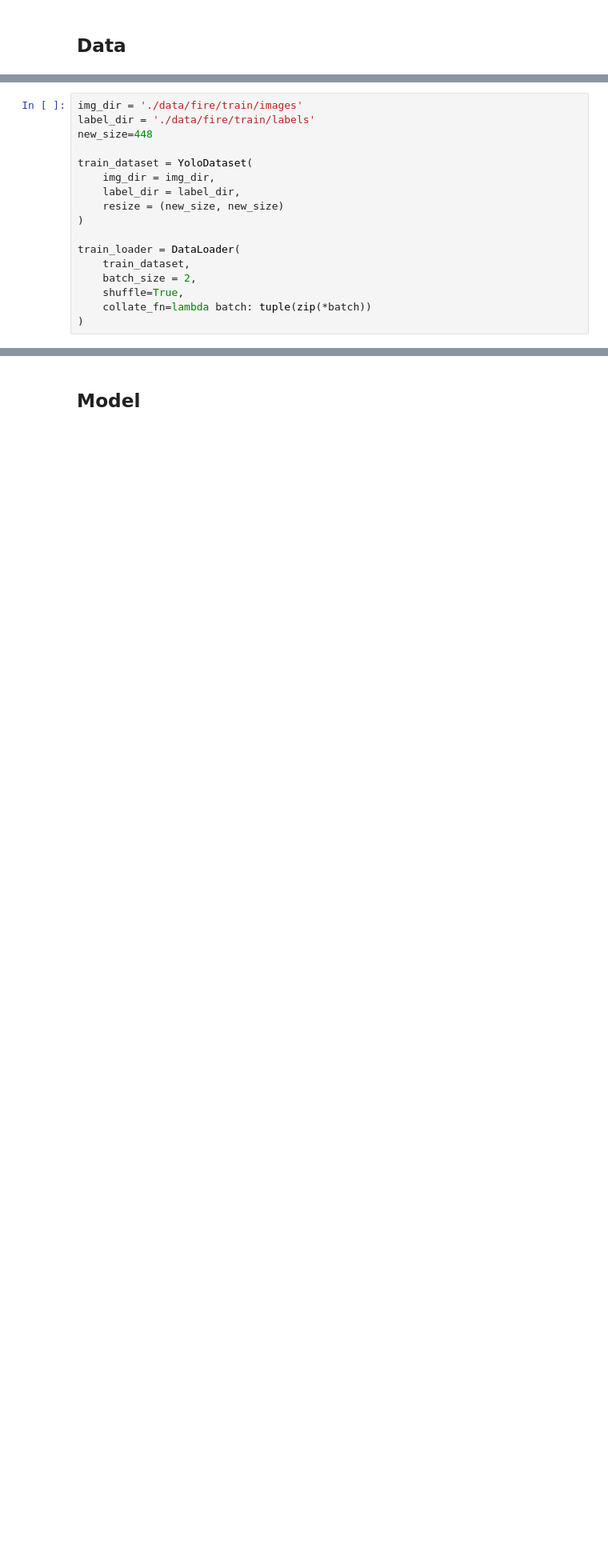
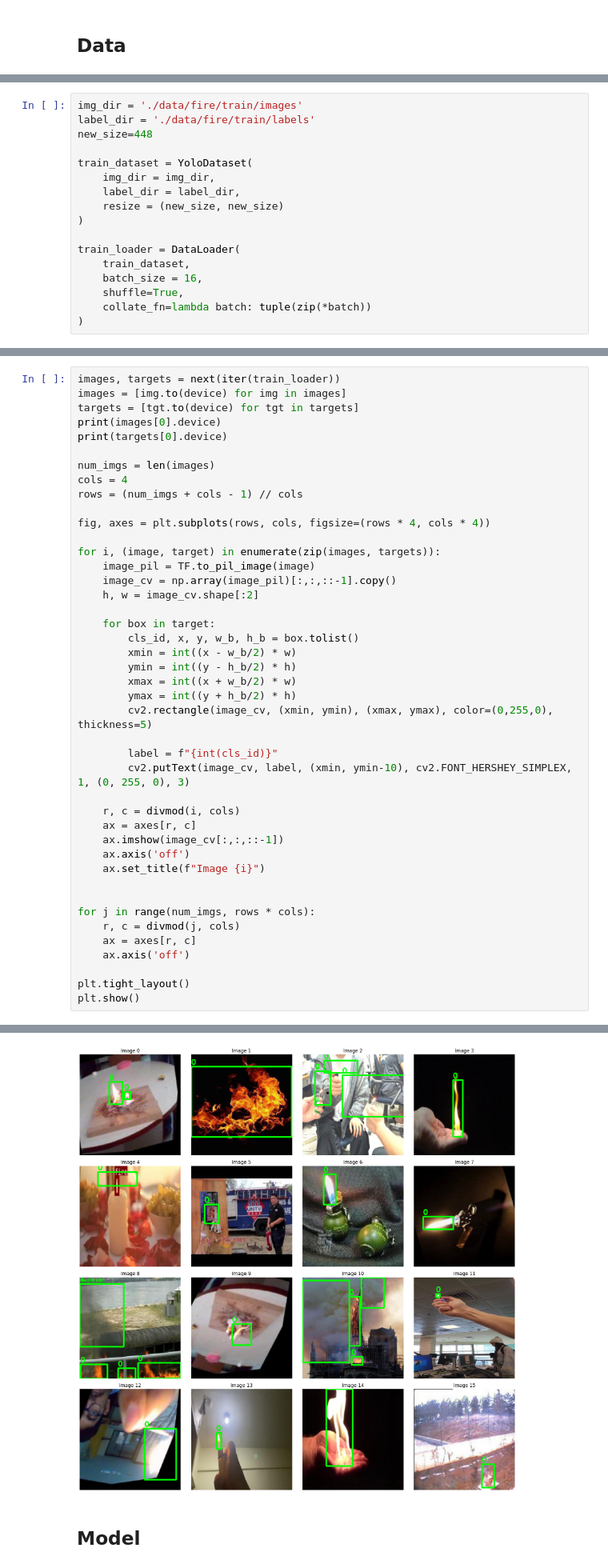
Before and after one commit to hiepnguyen-99/YOLO, a Jupyter notebook: yolov1.ipynb, the cells around one changed output, grey strips where cells are left out. Shown at 80% size. Saved outputs shown, nothing was run; the diff lists cells and outputs as text; blank space fills up the shorter version.

```diff
--- a/yolov1.ipynb
+++ b/yolov1.ipynb
@@ -61,7 +69,7 @@ train_dataset = YoloDataset(
 
 train_loader = DataLoader(
     train_dataset,
-    batch_size = 2,
+    batch_size = 16,
     shuffle=True,
     collate_fn=lambda batch: tuple(zip(*batch))
 )
@@ -105,0 +76,44 @@ plot_img_with_boxes(img[1], label[1])
+# %%
+images, targets = next(iter(train_loader))
+images = [img.to(device) for img in images]
+targets = [tgt.to(device) for tgt in targets]
+print(images[0].device)
+print(targets[0].device)
+
+num_imgs = len(images)
+cols = 4
+rows = (num_imgs + cols - 1) // cols
+
+fig, axes = plt.subplots(rows, cols, figsize=(rows * 4, cols * 4))
+
+for i, (image, target) in enumerate(zip(images, targets)):
+    image_pil = TF.to_pil_image(image)
+    image_cv = np.array(image_pil)[:,:,::-1].copy()
+    h, w = image_cv.shape[:2]
+
+    for box in target:
+        cls_id, x, y, w_b, h_b = box.tolist()
+        xmin = int((x - w_b/2) * w)
+        ymin = int((y - h_b/2) * h)
+        xmax = int((x + w_b/2) * w)
+        ymax = int((y + h_b/2) * h)
+        cv2.rectangle(image_cv, (xmin, ymin), (xmax, ymax), color=(0,255,0), thickness=5)
+
+        label = f"{int(cls_id)}"
+        cv2.putText(image_cv, label, (xmin, ymin-10), cv2.FONT_HERSHEY_SIMPLEX, 1, (0, 255, 0), 3)
+
+    r, c = divmod(i, cols)
+    ax = axes[r, c]
+    ax.imshow(image_cv[:,:,::-1])
+    ax.axis('off')
+    ax.set_title(f"Image {i}")
+
+
+for j in range(num_imgs, rows * cols):
+    r, c = divmod(j, cols)
+    ax = axes[r, c]
+    ax.axis('off')
+
+plt.tight_layout()
+plt.show()
+# %% [output]
@@ -106,3 +122,4 @@ plot_img_with_boxes(img[1], label[1])
+[figure, added]
 # %% [markdown]
 ## Model
 # %%
```
Also changed, not shown: parts of 8 cells of this notebook.
